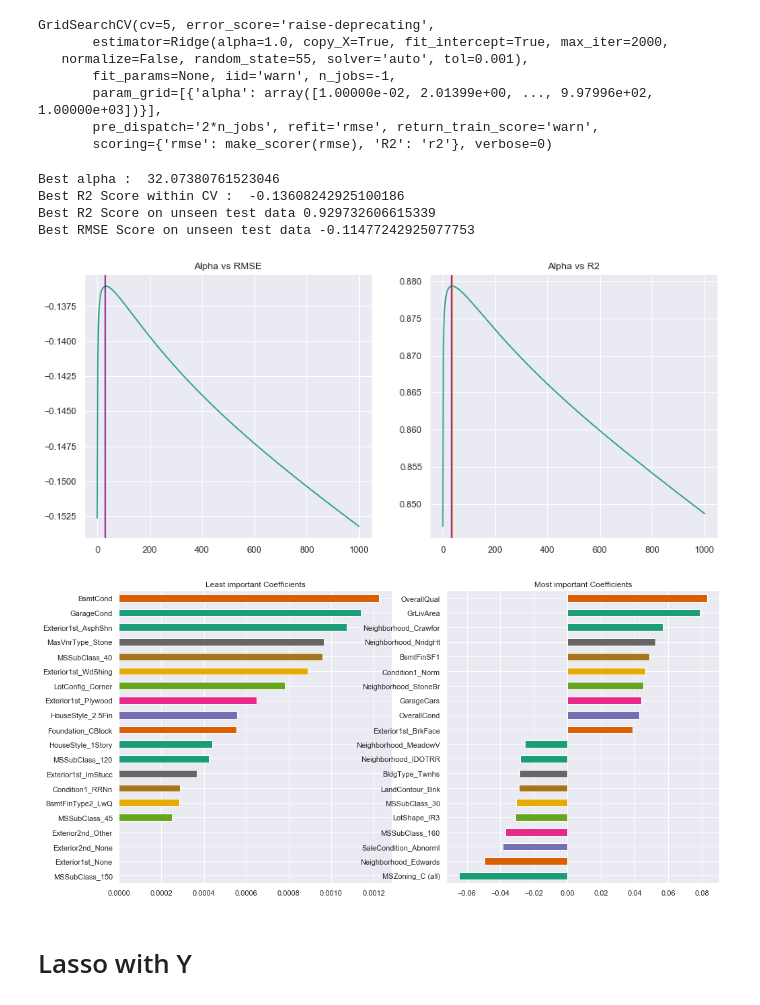
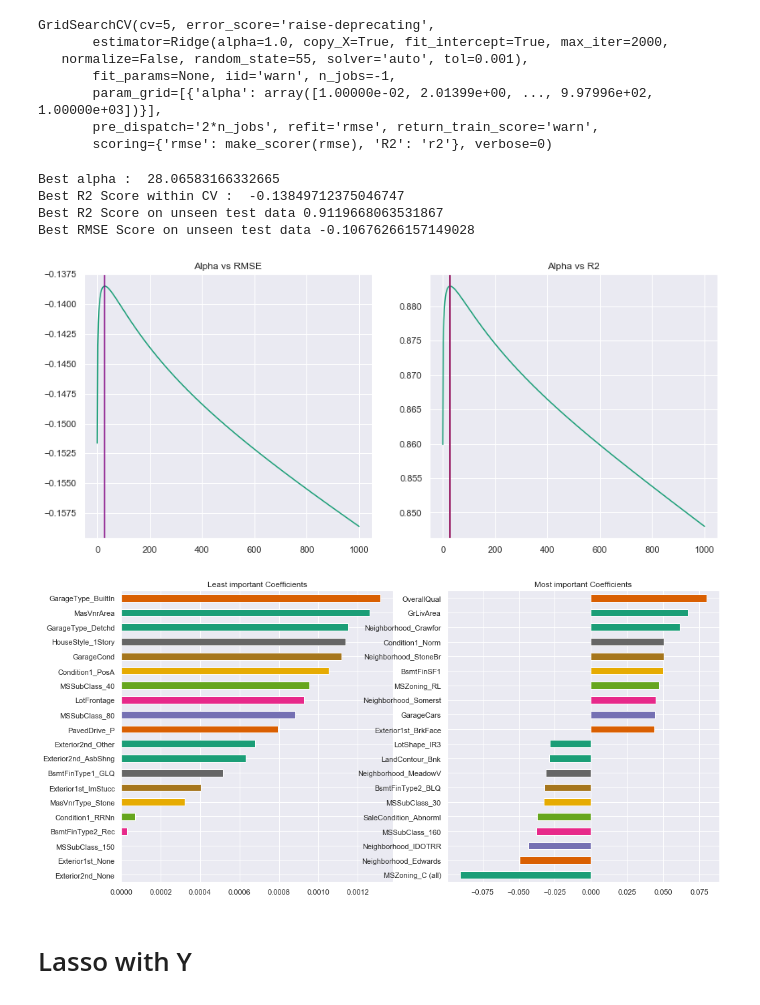
Before and after one commit to radhavrmk/MNN, a Jupyter notebook: notebooks/Final_Models_Radha.ipynb, the cells around one changed output. Drawn from its saved outputs; the diff is of its cells as text; code cells hidden in the pictures.

```diff
--- a/notebooks/Final_Models_Radha.ipynb
+++ b/notebooks/Final_Models_Radha.ipynb
@@ -125,6 +148,6 @@ Standardized : Yes
 # %%
-train_data = pd.read_csv("../data/processed_data/train_processed_set1.csv")
-holdout_data = pd.read_csv("../data/processed_data/test_processed_set1.csv")
+train_data = pd.read_csv("../data/processed_data/train_processed_set1.csv",index_col=0)
+submission_data = pd.read_csv("../data/processed_data/test_processed_set1.csv",index_col=0)
 
 print(train_data.shape)
 print(holdout_data.shape)
@@ -138,7 +161,7 @@ Y = train_data["SalePrice"]
 train_X, test_X, train_Y, test_Y = train_test_split(X, Y,test_size=0.2, random_state=99)
 # train_X, test_X, train_Y, test_Y = train_test_split(train_data.iloc[:,:-1], train_data.iloc[:,-1:],test_size=0.2, random_state=99)
 
-train_X2, test_X2, train_Y2, test_Y2 = train_test_split(X, Y2,test_size=0.1, random_state=77)
+train_X2, test_X2, train_Y2, test_Y2 = train_test_split(X, Y2,test_size=0.2, random_state=99)
 
 
 
@@ -237,8 +264,8 @@ _ = get_top_and_bottom_coef(grid_search.best_estimator_.coef_, train_X)
 # ]
 
 custom_scoring = {"rmse" : rmse_scorer, "R2": "r2"}
-grid_search2 = GridSearchCV(estimator, param_grid ,cv=cvs, scoring=custom_scoring, n_jobs=-1, refit="rmse")
-grid_search2.fit(train_X2, train_Y2)
+grid_search = GridSearchCV(estimator, param_grid ,cv=cvs, scoring=custom_scoring, n_jobs=-1, refit="rmse")
+grid_search.fit(train_X2, train_Y2)
 # %% [output]
 GridSearchCV(cv=5, error_score='raise-deprecating',
        estimator=Ridge(alpha=1.0, copy_X=True, fit_intercept=True, max_iter=2000,
@@ -248,14 +275,12 @@ GridSearchCV(cv=5, error_score='raise-deprecating',
        pre_dispatch='2*n_jobs', refit='rmse', return_train_score='warn',
        scoring={'rmse': make_scorer(rmse), 'R2': 'r2'}, verbose=0)
 # %%
-print_scores_ridge(grid_search2, rmse, test_X2, test_Y2)
+print_scores_ridge(grid_search, rmse, test_X2, test_Y2)
+_ = get_top_and_bottom_coef(grid_search.best_estimator_.coef_, train_X)
 # %% [output]
-Best alpha :  32.07380761523046
-Best R2 Score within CV :  -0.13608242925100186
-Best R2 Score on unseen test data 0.929732606615339
-Best RMSE Score on unseen test data -0.11477242925077753
+Best alpha :  28.06583166332665
+Best R2 Score within CV :  -0.13849712375046747
+Best R2 Score on unseen test data 0.9119668063531867
+Best RMSE Score on unseen test data -0.10676266157149028
-[figure, old version]
+[figure, new version]
+[figure, added]
-# %%
-_ = get_top_and_bottom_coef(grid_search2.best_estimator_.coef_, train_X)
-# %% [output]
-[figure, removed]
```
Also changed, not shown: parts of 70 cells of this notebook, 2 other files.
